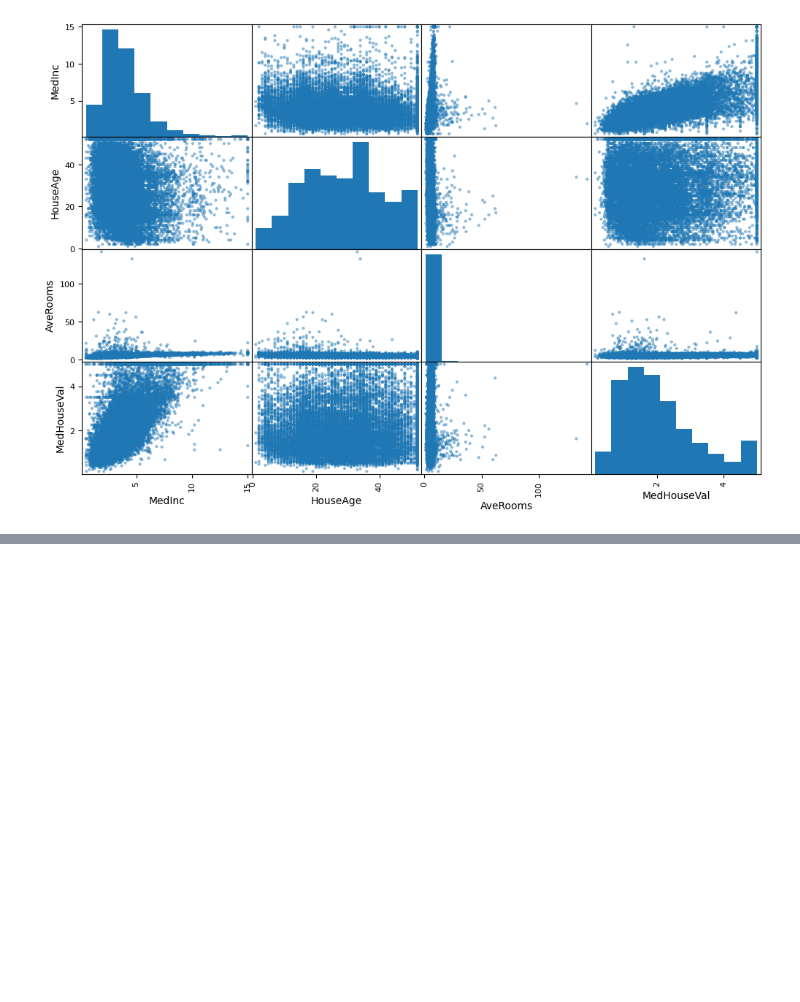
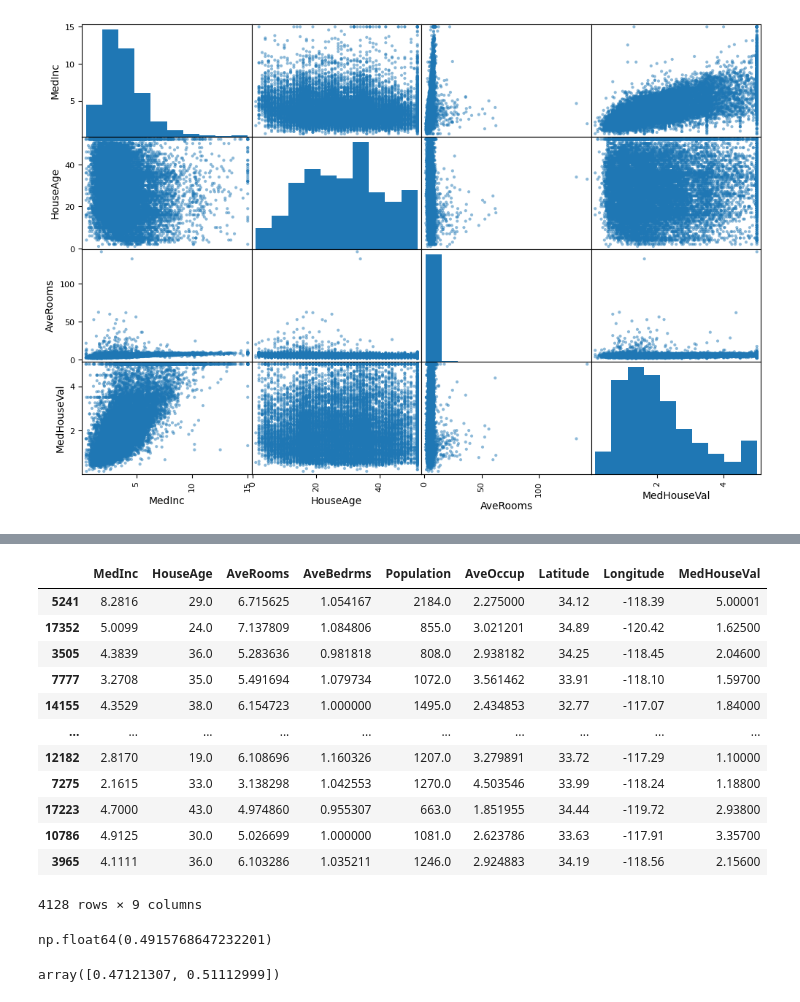
Before and after one commit to rodravknight9/machine-learning, a Jupyter notebook: textbooks/hands-on-machine-learning/example.ipynb, the cells around one changed output, grey strips where cells are left out. Cells and saved outputs as stored; diff of their text form; code cells hidden in the pictures; blank space fills up the shorter version.

```diff
--- a/textbooks/hands-on-machine-learning/example.ipynb
+++ b/textbooks/hands-on-machine-learning/example.ipynb
@@ -400,0 +623,16 @@ Split the data so that train and test sets have the same proportion of `income_c
+# %%
+strat_test_set
+# %% [output]
+|  | MedInc | HouseAge | AveRooms | AveBedrms | Population | AveOccup | Latitude | Longitude | MedHouseVal |
+| 5241 | 8.2816 | 29.0 | 6.715625 | 1.054167 | 2184.0 | 2.275000 | 34.12 | -118.39 | 5.00001 |
+| 17352 | 5.0099 | 24.0 | 7.137809 | 1.084806 | 855.0 | 3.021201 | 34.89 | -120.42 | 1.62500 |
+| 3505 | 4.3839 | 36.0 | 5.283636 | 0.981818 | 808.0 | 2.938182 | 34.25 | -118.45 | 2.04600 |
+| 7777 | 3.2708 | 35.0 | 5.491694 | 1.079734 | 1072.0 | 3.561462 | 33.91 | -118.10 | 1.59700 |
+| 14155 | 4.3529 | 38.0 | 6.154723 | 1.000000 | 1495.0 | 2.434853 | 32.77 | -117.07 | 1.84000 |
+| ... | ... | ... | ... | ... | ... | ... | ... | ... | ... |
+| 12182 | 2.8170 | 19.0 | 6.108696 | 1.160326 | 1207.0 | 3.279891 | 33.72 | -117.29 | 1.10000 |
+| 7275 | 2.1615 | 33.0 | 3.138298 | 1.042553 | 1270.0 | 4.503546 | 33.99 | -118.24 | 1.18800 |
+| 17223 | 4.7000 | 43.0 | 4.974860 | 0.955307 | 663.0 | 1.851955 | 34.44 | -119.72 | 2.93800 |
+| 10786 | 4.9125 | 30.0 | 5.026699 | 1.000000 | 1081.0 | 2.623786 | 33.63 | -117.91 | 3.35700 |
+| 3965 | 4.1111 | 36.0 | 6.103286 | 1.035211 | 1246.0 | 2.924883 | 34.19 | -118.56 | 2.15600 |
+4128 rows × 9 columns
@@ -400,0 +649,13 @@ Split the data so that train and test sets have the same proportion of `income_c
+# %%
+final_rmse
+# %% [output]
+np.float64(0.4915768647232201)
+# %%
+from scipy import stats
+confidence = 0.95
+squared_errors = (final_predictions - y_test) ** 2
+np.sqrt(stats.t.interval(confidence, len(squared_errors) - 1,
+loc=squared_errors.mean(),
+scale=stats.sem(squared_errors)))
+# %% [output]
+array([0.47121307, 0.51112999])
```
Also changed, not shown: parts of 57 cells of this notebook.
